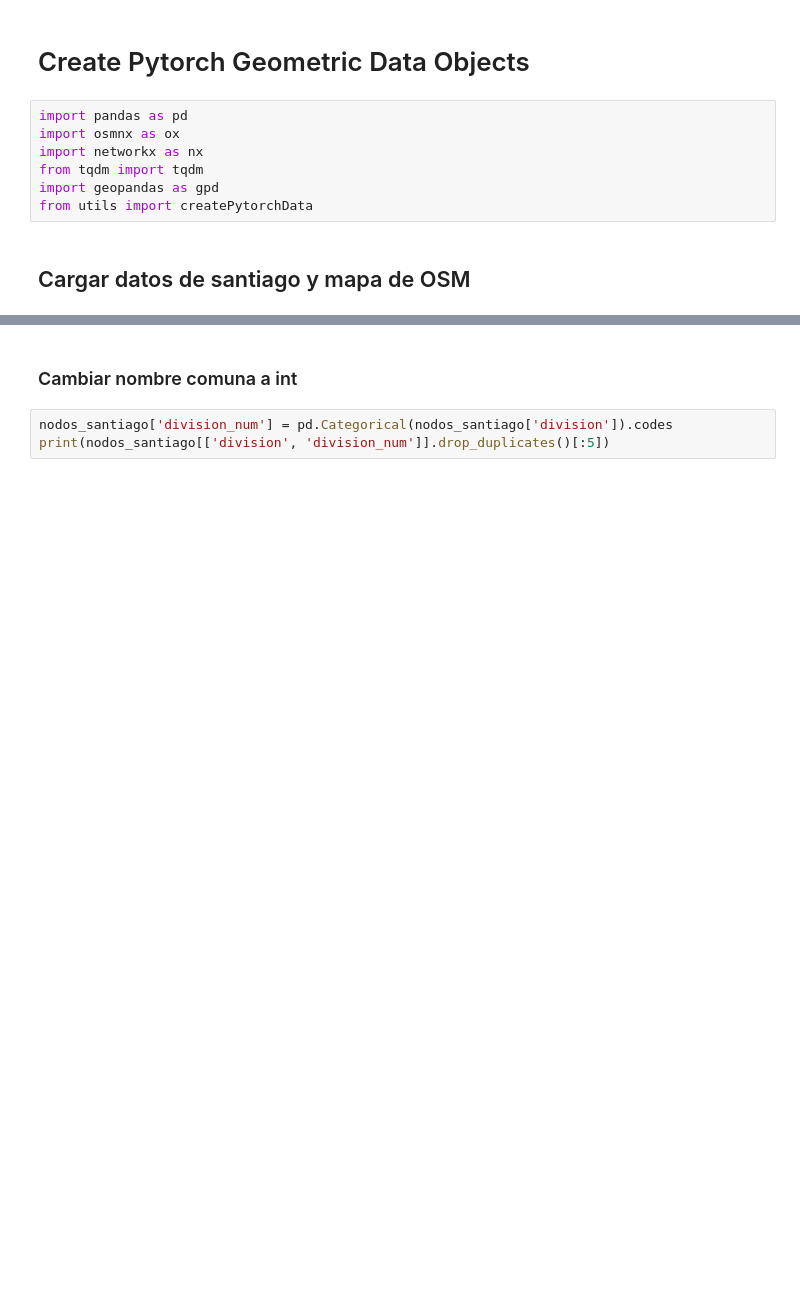
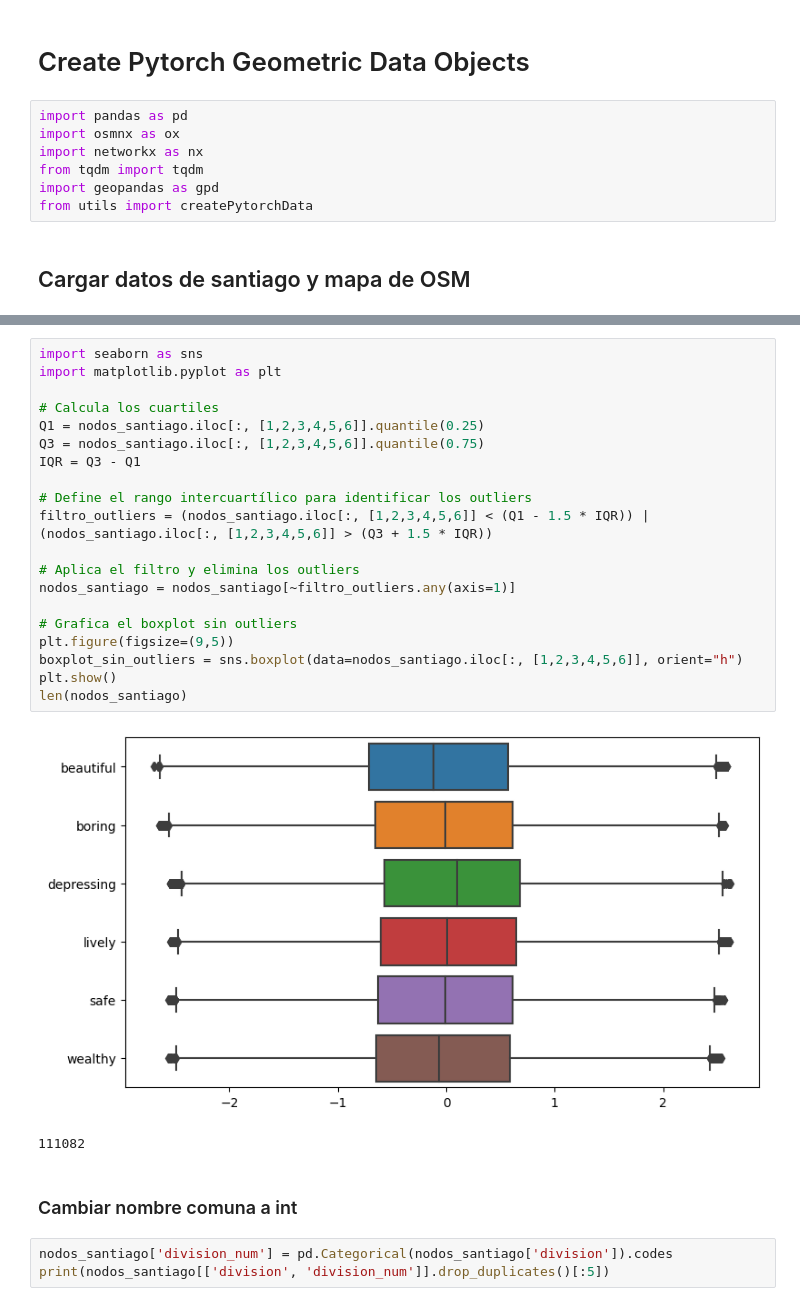
Before and after one commit to MaxOjeda/GNN-Socioeconomic-Prediction, a Jupyter notebook: Create_Geometric_Objects.ipynb, the cells around one changed output, grey strips where cells are left out. Saved outputs shown, nothing was run; the diff lists cells and outputs as text; blank space fills up the shorter version.

```diff
--- a/Create_Geometric_Objects.ipynb
+++ b/Create_Geometric_Objects.ipynb
@@ -19,3 +29,26 @@ nodos_santiago.head(2)
+# %%
+import seaborn as sns
+import matplotlib.pyplot as plt
+
+# Calcula los cuartiles
+Q1 = nodos_santiago.iloc[:, [1,2,3,4,5,6]].quantile(0.25)
+Q3 = nodos_santiago.iloc[:, [1,2,3,4,5,6]].quantile(0.75)
+IQR = Q3 - Q1
+
+# Define el rango intercuartílico para identificar los outliers
+filtro_outliers = (nodos_santiago.iloc[:, [1,2,3,4,5,6]] < (Q1 - 1.5 * IQR)) | (nodos_santiago.iloc[:, [1,2,3,4,5,6]] > (Q3 + 1.5 * IQR))
+
+# Aplica el filtro y elimina los outliers
+nodos_santiago = nodos_santiago[~filtro_outliers.any(axis=1)]
+
+# Grafica el boxplot sin outliers
+plt.figure(figsize=(9,5))
+boxplot_sin_outliers = sns.boxplot(data=nodos_santiago.iloc[:, [1,2,3,4,5,6]], orient="h")
+plt.show()
+len(nodos_santiago)
+# %% [output]
+[figure, added]
+111082
 # %% [markdown]
 ### Cambiar nombre comuna a int
 # %%
```
Also changed, not shown: parts of 27 cells of this notebook, 14 other files.
